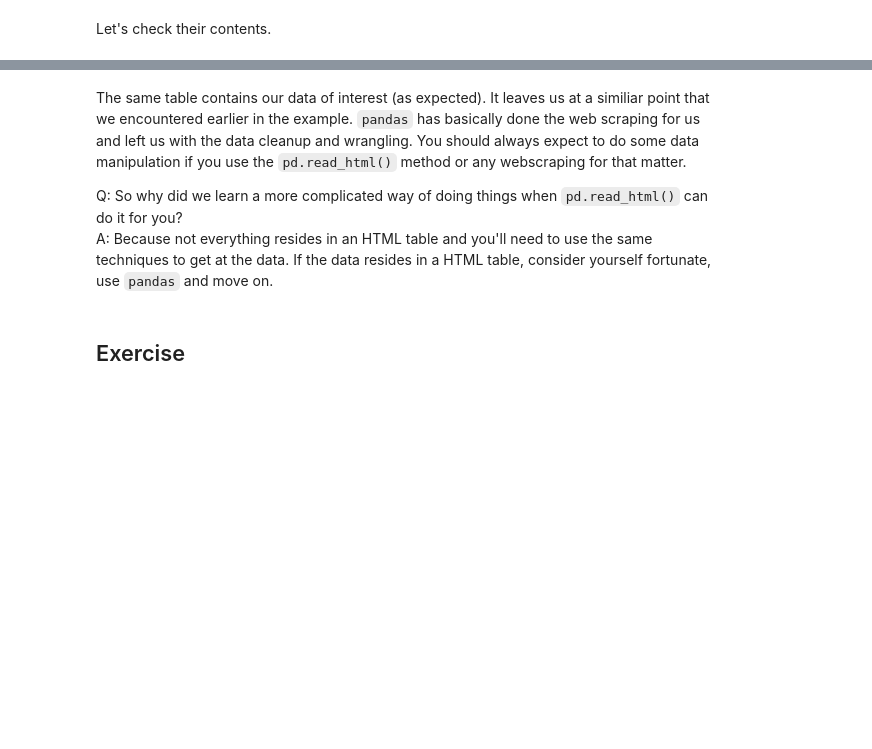
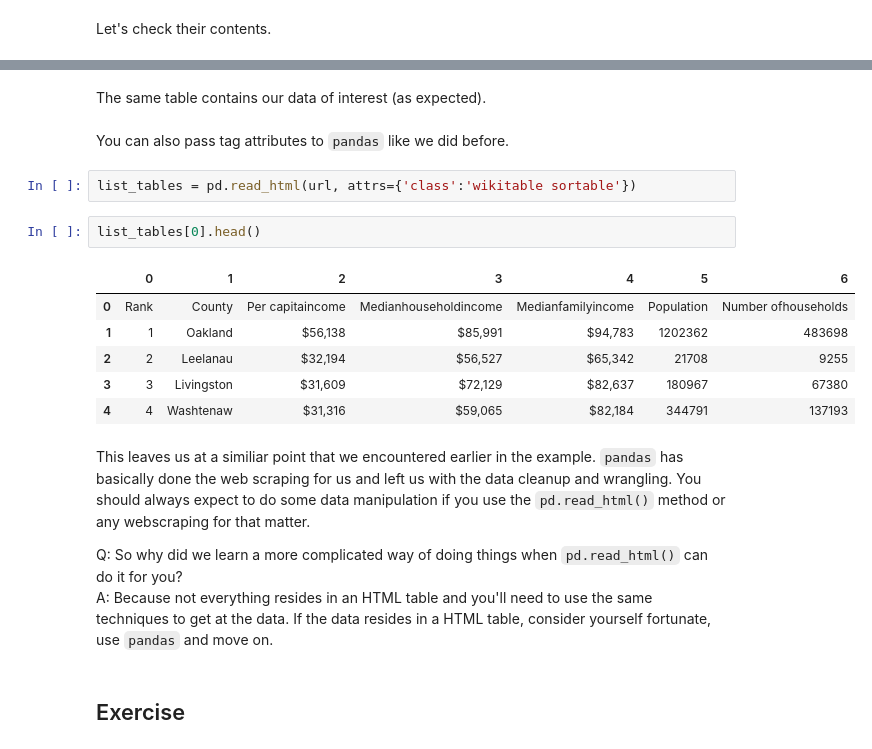
Before and after one commit to caocscar/workshops, a Jupyter notebook: webscraping/webscraping_in_python.ipynb, the cells around one changed output, grey strips where cells are left out. Saved outputs shown, nothing was run; the diff lists cells and outputs as text; blank space fills up the shorter version.

Commit message:
updated pandas read_html section

```diff
--- a/webscraping/webscraping_in_python.ipynb
+++ b/webscraping/webscraping_in_python.ipynb
@@ -181,8 +187,23 @@ list_tables[1].head()
 | 2 | 2 | Leelanau | $32,194 | $56,527 | $65,342 | 21708 | 9255 |
 | 3 | 3 | Livingston | $31,609 | $72,129 | $82,637 | 180967 | 67380 |
 | 4 | 4 | Washtenaw | $31,316 | $59,065 | $82,184 | 344791 | 137193 |
+# %% [markdown]
+The same table contains our data of interest (as expected).
+# %% [markdown]
+You can also pass tag attributes to `pandas` like we did before.
+# %%
+list_tables = pd.read_html(url, attrs={'class':'wikitable sortable'})
+# %%
+list_tables[0].head()
+# %% [output]
+|  | 0 | 1 | 2 | 3 | 4 | 5 | 6 |
+| 0 | Rank | County | Per capitaincome | Medianhouseholdincome | Medianfamilyincome | Population | Number ofhouseholds |
+| 1 | 1 | Oakland | $56,138 | $85,991 | $94,783 | 1202362 | 483698 |
+| 2 | 2 | Leelanau | $32,194 | $56,527 | $65,342 | 21708 | 9255 |
+| 3 | 3 | Livingston | $31,609 | $72,129 | $82,637 | 180967 | 67380 |
+| 4 | 4 | Washtenaw | $31,316 | $59,065 | $82,184 | 344791 | 137193 |
 # %% [markdown]
-The same table contains our data of interest (as expected). It leaves us at a similiar point that we encountered earlier in the example. `pandas` has basically done the web scraping for us and left us with the data cleanup and wrangling. You should always expect to do some data manipulation if you use the `pd.read_html()` method or any webscraping for that matter.
+This leaves us at a similiar point that we encountered earlier in the example. `pandas` has basically done the web scraping for us and left us with the data cleanup and wrangling. You should always expect to do some data manipulation if you use the `pd.read_html()` method or any webscraping for that matter.
 
 Q: So why did we learn a more complicated way of doing things when `pd.read_html()` can do it for you?
 A: Because not everything resides in an HTML table and you'll need to use the same techniques to get at the data. If the data resides in a HTML table, consider yourself fortunate, use `pandas` and move on.
```
Also changed, not shown: parts of 37 cells of this notebook.
